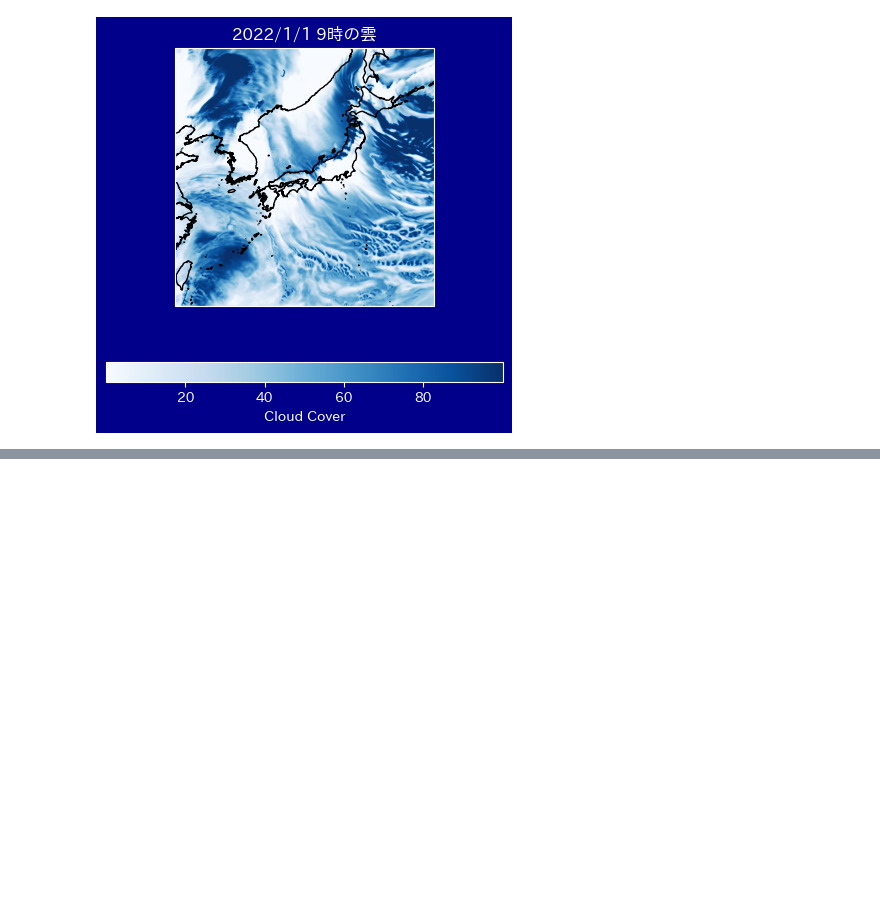
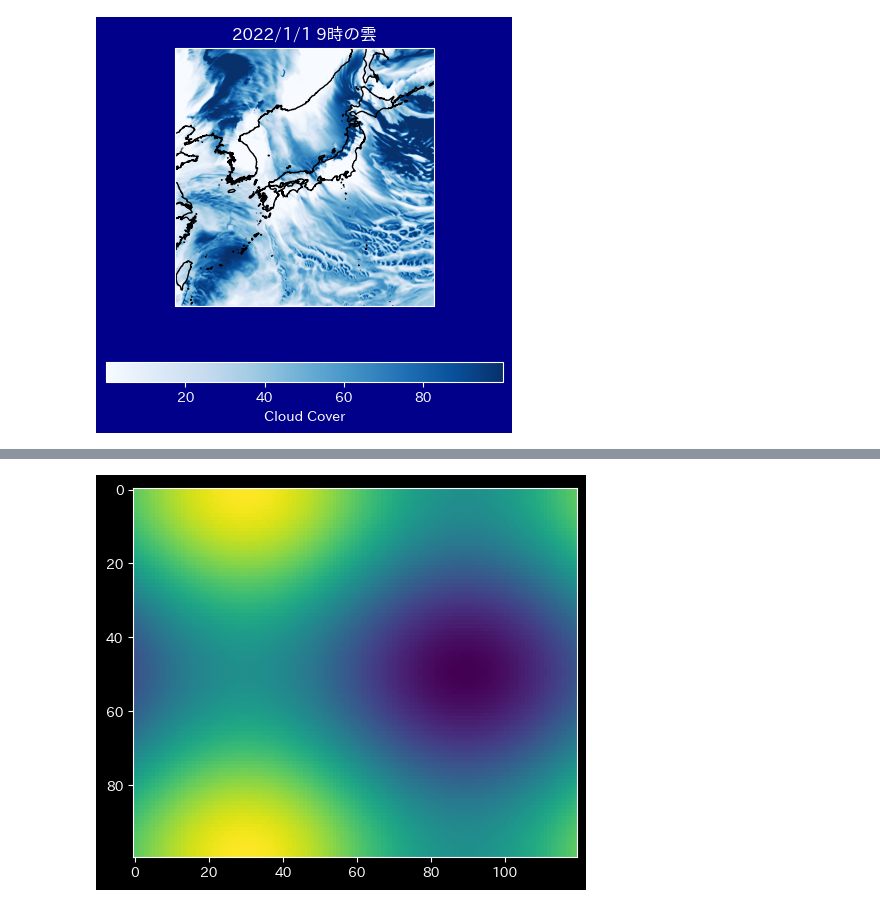
Before and after one commit to Ryo-Suzukii/ForecastCloudinJapan, a Jupyter notebook: EDA/visualize_amount_cloud.ipynb, the cells around one changed output, grey strips where cells are left out. Drawn from its saved outputs; the diff is of its cells as text; code cells hidden in the pictures; blank space fills up the shorter version.

```diff
--- a/EDA/visualize_amount_cloud.ipynb
+++ b/EDA/visualize_amount_cloud.ipynb
@@ -91,0 +128,23 @@ pcoj.plot_gif()
+# %%
+fig, ax = plt.subplots()
+
+
+def f(x, y):
+    return np.sin(x) + np.cos(y)
+
+x = np.linspace(0, 2 * np.pi, 120)
+y = np.linspace(0, 2 * np.pi, 100).reshape(-1, 1)
+
+# ims is a list of lists, each row is a list of artists to draw in the
+# current frame; here we are just animating one artist, the image, in
+# each frame
+ims = []
+for i in range(60):
+    x += np.pi / 15
+    y += np.pi / 30
+    im = ax.imshow(f(x, y))
+    if i == 0:
+        ax.imshow(f(x, y))  # show an initial one first
+    ims.append([im])
+# %% [output]
+[figure, added]
```
Also changed, not shown: parts of 7 cells of this notebook.
